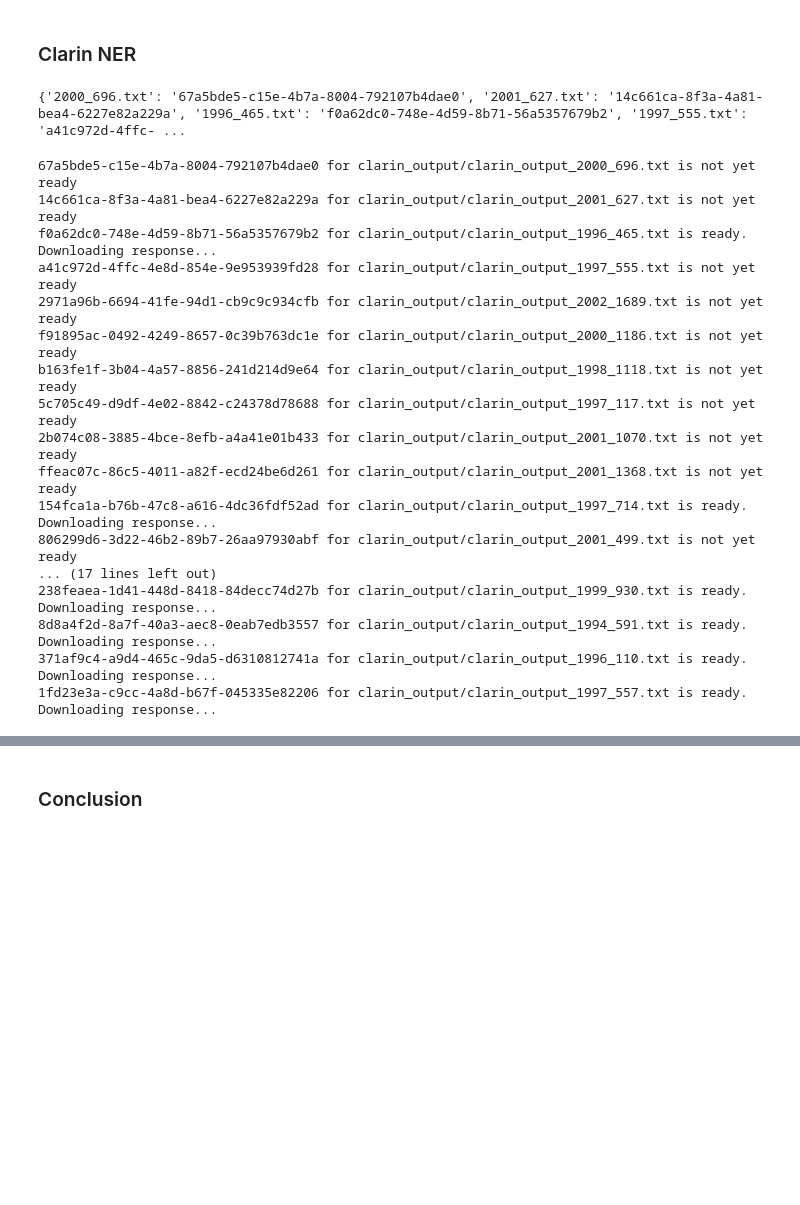
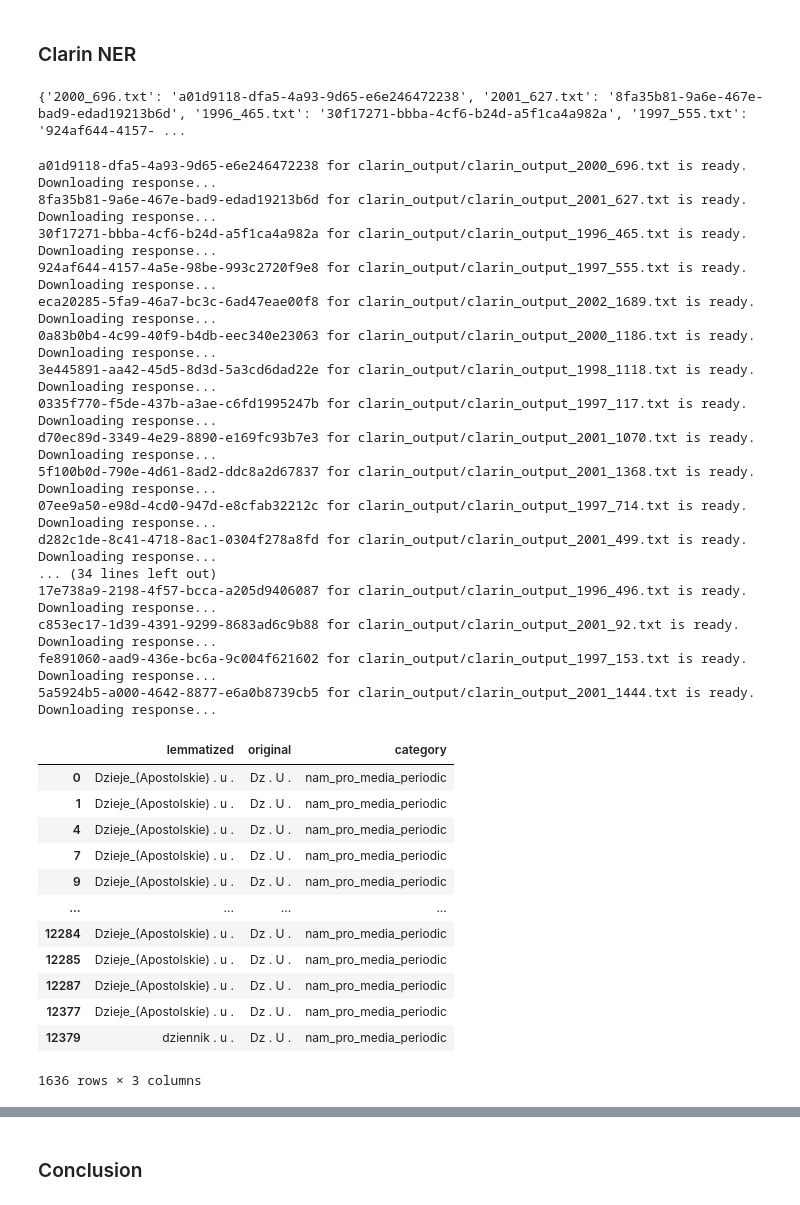
Before and after one commit to arkadiuss/nlp, a Jupyter notebook: 8_ner/8_named_entity_recognition.ipynb, the cells around one changed output, grey strips where cells are left out. Saved outputs shown, nothing was run; the diff lists cells and outputs as text; code cells hidden in the pictures; blank space fills up the shorter version.

```diff
--- a/8_ner/8_named_entity_recognition.ipynb
+++ b/8_ner/8_named_entity_recognition.ipynb
@@ -87,7 +88,7 @@ sorted([ (k, ctr[k]) for k in ctr ], key=lambda x: -x[1])[:50]
 def start_clarin_task(bill):
     r = requests.post('https://ws.clarin-pl.eu/nlprest2/base/startTask', json={
         "lpmn":'any2txt|wcrft2|liner2({"model":"n82"})',
-        "text": bills[0]
+        "text": bill
     })
 
     return r.text
@@ -98,11 +99,13 @@ def start_clarin_tasks(named_bills):
 bills_requests_ids = start_clarin_tasks(named_bills)
 print(bills_requests_ids)
 # %% [output]
-{'2000_696.txt': '67a5bde5-c15e-4b7a-8004-792107b4dae0', '2001_627.txt': '14c661ca-8f3a-4a81-bea4-6227e82a229a', '1996_465.txt': 'f0a62dc0-748e-4d59-8b71-56a5357679b2', '1997_555.txt': 'a41c972d-4ffc- ...
+{'2000_696.txt': 'a01d9118-dfa5-4a93-9d65-e6e246472238', '2001_627.txt': '8fa35b81-9a6e-467e-bad9-edad19213b6d', '1996_465.txt': '30f17271-bbba-4cf6-b24d-a5f1ca4a982a', '1997_555.txt': '924af644-4157- ...
 # %%
 def get_response(request_id, file_name):
     if os.path.exists(file_name):
         print(f"{file_name} already exists. Skipping...")
+        return
+
     status = requests.get('https://ws.clarin-pl.eu/nlprest2/base/getStatus/'+request_id).json()
 
     if status["status"] == "DONE":
@@ -120,20 +123,20 @@ def get_responses(bills_requests_ids):
 
 get_responses(bills_requests_ids)
 # %% [output]
-67a5bde5-c15e-4b7a-8004-792107b4dae0 for clarin_output/clarin_output_2000_696.txt is not yet ready
-14c661ca-8f3a-4a81-bea4-6227e82a229a for clarin_output/clarin_output_2001_627.txt is not yet ready
-f0a62dc0-748e-4d59-8b71-56a5357679b2 for clarin_output/clarin_output_1996_465.txt is ready. Downloading response...
-a41c972d-4ffc-4e8d-854e-9e953939fd28 for clarin_output/clarin_output_1997_555.txt is not yet ready
-2971a96b-6694-41fe-94d1-cb9c9c934cfb for clarin_output/clarin_output_2002_1689.txt is not yet ready
-f91895ac-0492-4249-8657-0c39b763dc1e for clarin_output/clarin_output_2000_1186.txt is not yet ready
-b163fe1f-3b04-4a57-8856-241d214d9e64 for clarin_output/clarin_output_1998_1118.txt is not yet ready
-5c705c49-d9df-4e02-8842-c24378d78688 for clarin_output/clarin_output_1997_117.txt is not yet ready
-2b074c08-3885-4bce-8efb-a4a41e01b433 for clarin_output/clarin_output_2001_1070.txt is not yet ready
-ffeac07c-86c5-4011-a82f-ecd24be6d261 for clarin_output/clarin_output_2001_1368.txt is not yet ready
-154fca1a-b76b-47c8-a616-4dc36fdf52ad for clarin_output/clarin_output_1997_714.txt is ready. Downloading response...
-806299d6-3d22-46b2-89b7-26aa97930abf for clarin_output/clarin_output_2001_499.txt is not yet ready
-... (17 lines left out)
-238feaea-1d41-448d-8418-84decc74d27b for clarin_output/clarin_output_1999_930.txt is ready. Downloading response...
-8d8a4f2d-8a7f-40a3-aec8-0eab7edb3557 for clarin_output/clarin_output_1994_591.txt is ready. Downloading response...
-371af9c4-a9d4-465c-9da5-d6310812741a for clarin_output/clarin_output_1996_110.txt is ready. Downloading response...
-1fd23e3a-c9cc-4a8d-b67f-045335e82206 for clarin_output/clarin_output_1997_557.txt is ready. Downloading response...
+a01d9118-dfa5-4a93-9d65-e6e246472238 for clarin_output/clarin_output_2000_696.txt is ready. Downloading response...
+8fa35b81-9a6e-467e-bad9-edad19213b6d for clarin_output/clarin_output_2001_627.txt is ready. Downloading response...
+30f17271-bbba-4cf6-b24d-a5f1ca4a982a for clarin_output/clarin_output_1996_465.txt is ready. Downloading response...
+924af644-4157-4a5e-98be-993c2720f9e8 for clarin_output/clarin_output_1997_555.txt is ready. Downloading response...
+eca20285-5fa9-46a7-bc3c-6ad47eae00f8 for clarin_output/clarin_output_2002_1689.txt is ready. Downloading response...
+0a83b0b4-4c99-40f9-b4db-eec340e23063 for clarin_output/clarin_output_2000_1186.txt is ready. Downloading response...
+3e445891-aa42-45d5-8d3d-5a3cd6dad22e for clarin_output/clarin_output_1998_1118.txt is ready. Downloading response...
+0335f770-f5de-437b-a3ae-c6fd1995247b for clarin_output/clarin_output_1997_117.txt is ready. Downloading response...
+d70ec89d-3349-4e29-8890-e169fc93b7e3 for clarin_output/clarin_output_2001_1070.txt is ready. Downloading response...
+5f100b0d-790e-4d61-8ad2-ddc8a2d67837 for clarin_output/clarin_output_2001_1368.txt is ready. Downloading response...
+07ee9a50-e98d-4cd0-947d-e8cfab32212c for clarin_output/clarin_output_1997_714.txt is ready. Downloading response...
+d282c1de-8c41-4718-8ac1-0304f278a8fd for clarin_output/clarin_output_2001_499.txt is ready. Downloading response...
+... (34 lines left out)
+17e738a9-2198-4f57-bcca-a205d9406087 for clarin_output/clarin_output_1996_496.txt is ready. Downloading response...
+c853ec17-1d39-4391-9299-8683ad6c9b88 for clarin_output/clarin_output_2001_92.txt is ready. Downloading response...
+fe891060-aad9-436e-bc6a-9c004f621602 for clarin_output/clarin_output_1997_153.txt is ready. Downloading response...
+5a5924b5-a000-4642-8877-e6a0b8739cb5 for clarin_output/clarin_output_2001_1444.txt is ready. Downloading response...
@@ -157,0 +210,16 @@ clarin_NER_single_bill("2001_1545.txt")
+# %%
+NER_entities[NER_entities.category == "nam_pro_media_periodic"]
+# %% [output]
+|  | lemmatized | original | category |
+| 0 | Dzieje_(Apostolskie) . u . | Dz . U . | nam_pro_media_periodic |
+| 1 | Dzieje_(Apostolskie) . u . | Dz . U . | nam_pro_media_periodic |
+| 4 | Dzieje_(Apostolskie) . u . | Dz . U . | nam_pro_media_periodic |
+| 7 | Dzieje_(Apostolskie) . u . | Dz . U . | nam_pro_media_periodic |
+| 9 | Dzieje_(Apostolskie) . u . | Dz . U . | nam_pro_media_periodic |
+| ... | ... | ... | ... |
+| 12284 | Dzieje_(Apostolskie) . u . | Dz . U . | nam_pro_media_periodic |
+| 12285 | Dzieje_(Apostolskie) . u . | Dz . U . | nam_pro_media_periodic |
+| 12287 | Dzieje_(Apostolskie) . u . | Dz . U . | nam_pro_media_periodic |
+| 12377 | Dzieje_(Apostolskie) . u . | Dz . U . | nam_pro_media_periodic |
+| 12379 | dziennik . u . | Dz . U . | nam_pro_media_periodic |
+1636 rows × 3 columns
```
Also changed, not shown: parts of 5 cells of this notebook.
